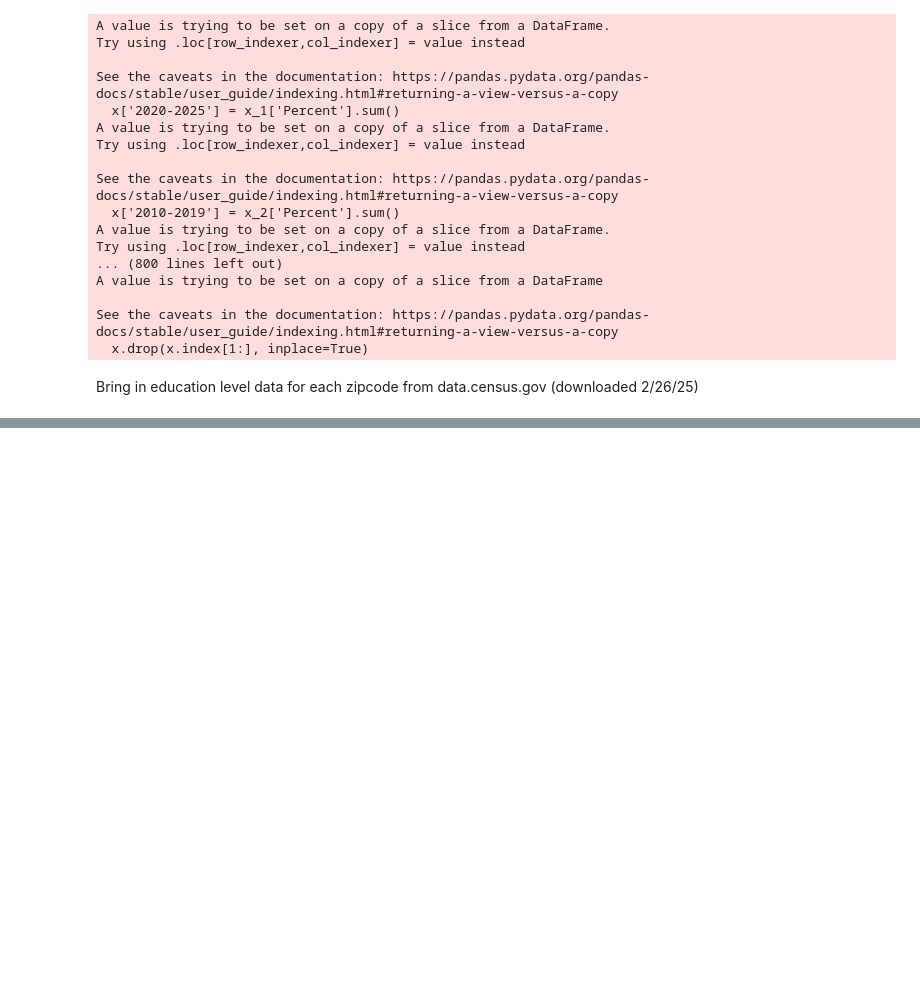
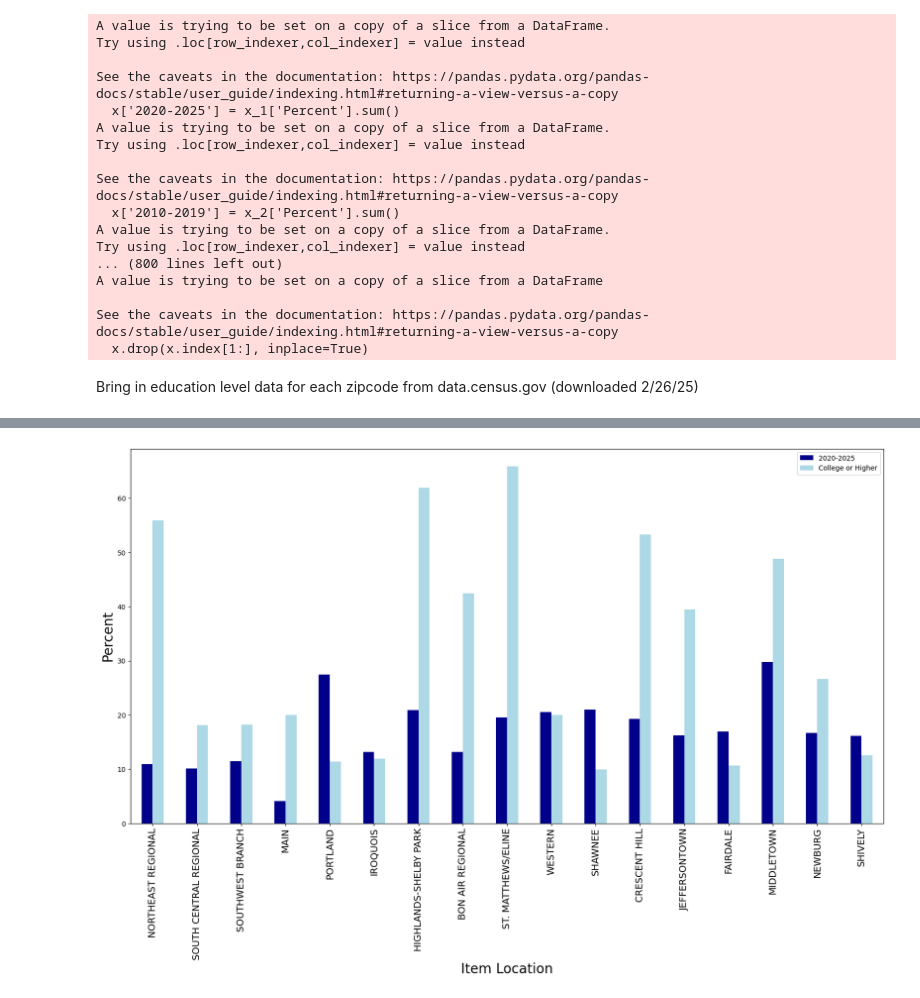
Before and after one commit to NicholasJCampbell/library_comparisons, a Jupyter notebook: library_newness.ipynb, the cells around one changed output, grey strips where cells are left out. Drawn from its saved outputs; the diff is of its cells as text; code cells hidden in the pictures; blank space fills up the shorter version.

```diff
--- a/library_newness.ipynb
+++ b/library_newness.ipynb
@@ -912,0 +933,12 @@ plt.show()
+# %%
+# More detailed bar chart showing specific features
+
+colors = ['darkblue', 'lightblue']
+ed_and_new[['2020-2025', 'College or Higher']].plot(kind="bar", color=colors, figsize=(20, 10))
+plt.xticks(ticks=ed_and_new.index, labels=ed_and_new['ItemLocation'], size = 14)
+plt.legend(bbox_to_anchor=(1.0, 1.0))
+plt.xlabel('Item Location', size = 20)
+plt.ylabel('Percent', size = 20)
+plt.show()
+# %% [output]
+[figure, added]
```
Also changed, not shown: parts of 3 cells of this notebook, 1 other file.
